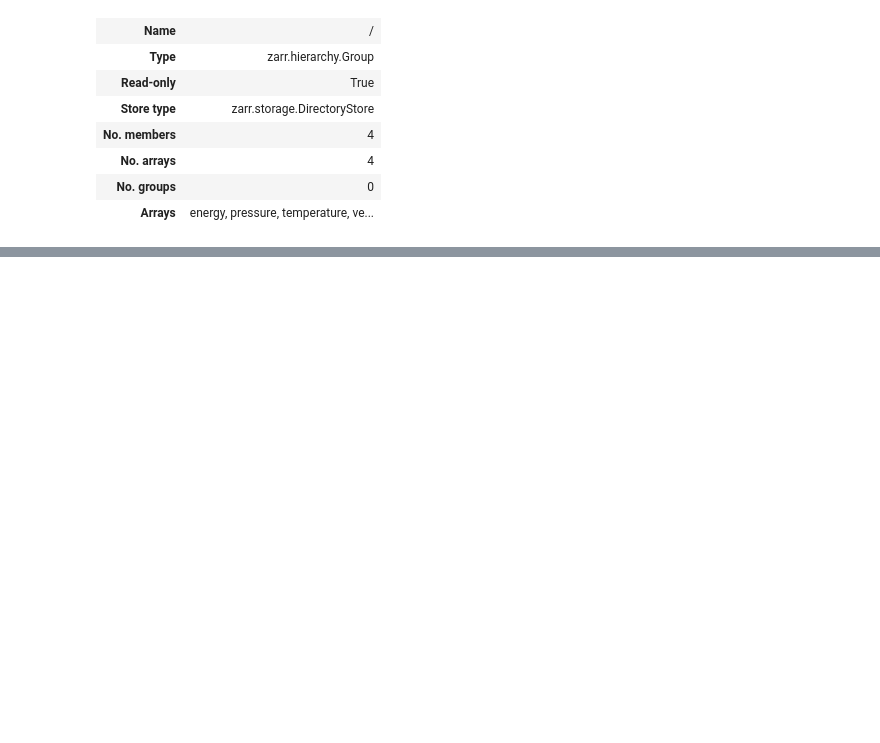
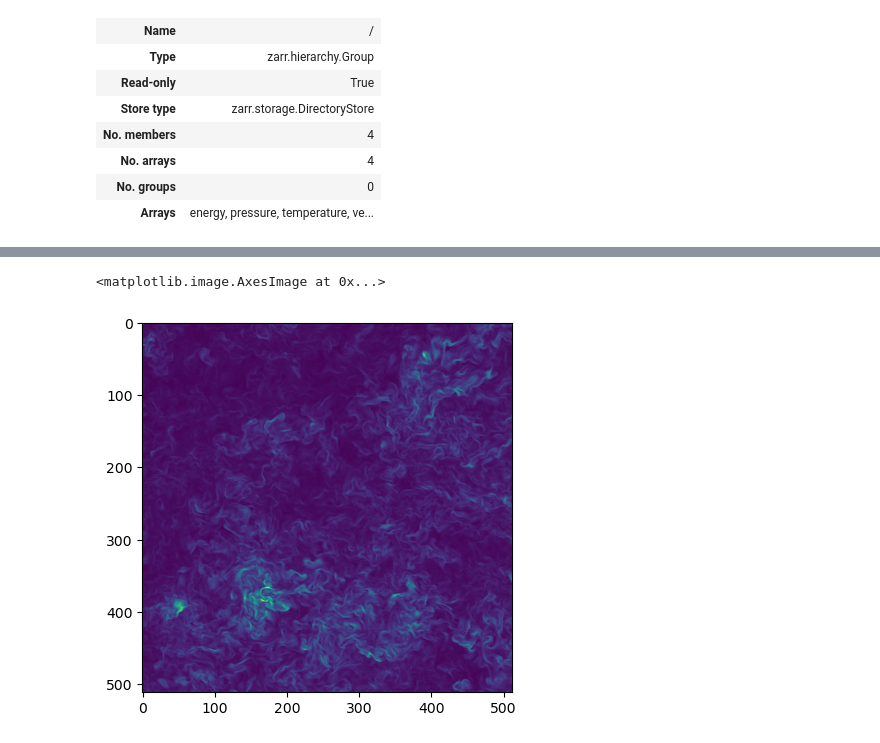
Before and after one commit to ariellubonja/ncar-zarr-code, a Jupyter notebook: debug_test_data_correctness.ipynb, the cells around one changed output, grey strips where cells are left out. Cells and saved outputs as stored; diff of their text form; code cells hidden in the pictures; blank space fills up the shorter version.

```diff
--- a/debug_test_data_correctness.ipynb
+++ b/debug_test_data_correctness.ipynb
@@ -258,0 +370,5 @@ array([[0.04675426],
+# %%
+plt.imshow(np.array(test_params[1][0]['energy'][0,:,:]))
+# %% [output]
+<matplotlib.image.AxesImage at 0x...>
+[figure, added]
```
Also changed, not shown: parts of 28 cells of this notebook.
